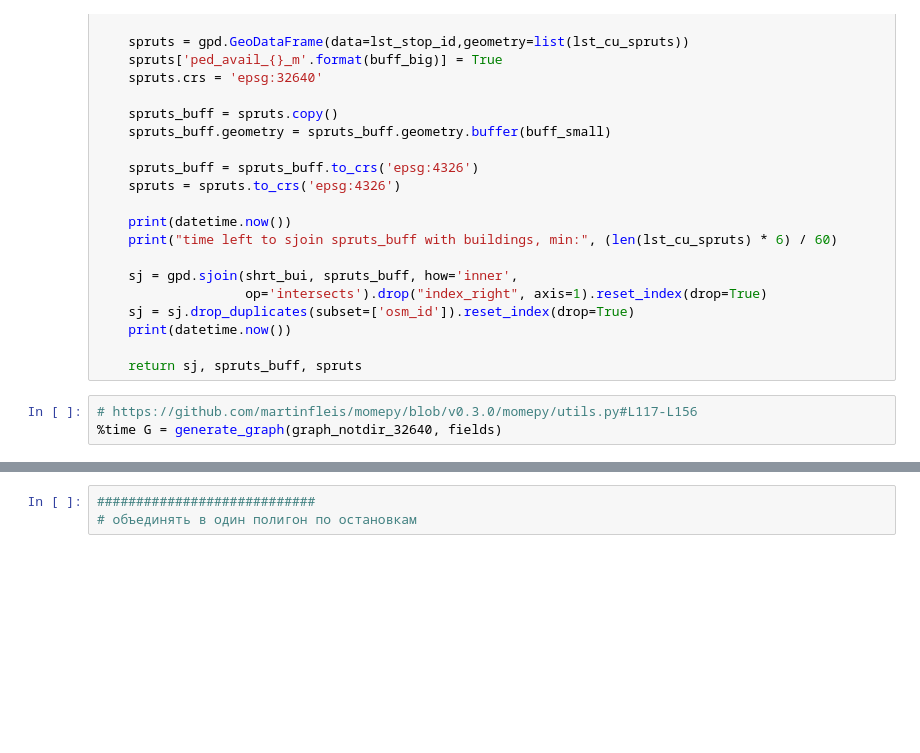
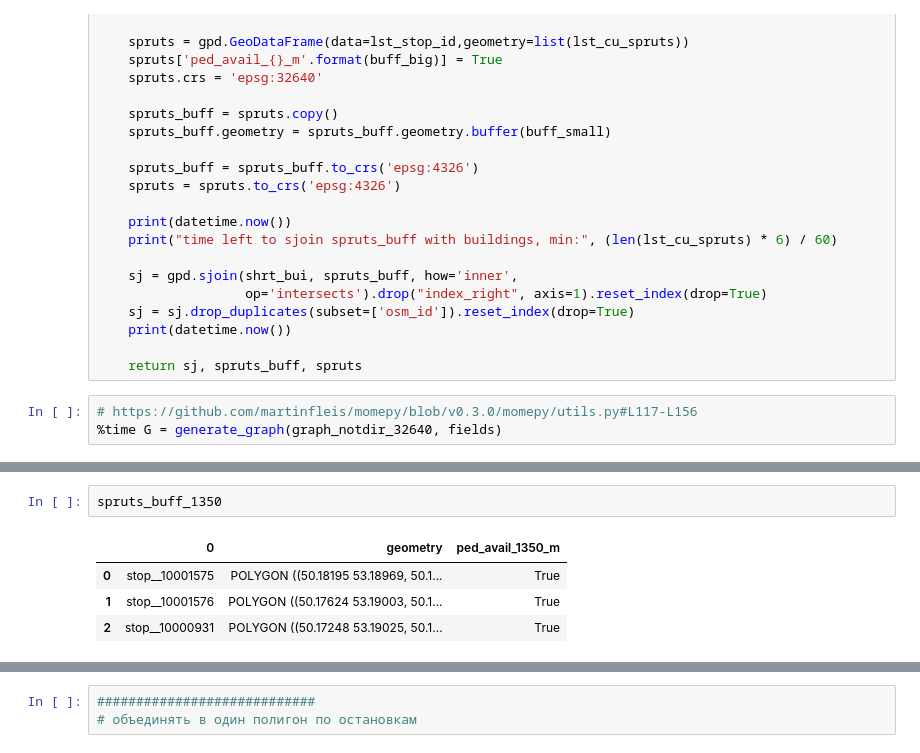
Before and after one commit to ochristm/samara, a Jupyter notebook: ped_avail_to_bui/ped_bui_to_stop.ipynb, the cells around one changed output, grey strips where cells are left out. Drawn from its saved outputs; the diff is of its cells as text; blank space fills up the shorter version.

```diff
--- a/ped_avail_to_bui/ped_bui_to_stop.ipynb
+++ b/ped_avail_to_bui/ped_bui_to_stop.ipynb
@@ -505,0 +544,7 @@ buff_big, buff_small = 1350, 150
+# %%
+spruts_buff_1350
+# %% [output]
+|  | 0 | geometry | ped_avail_1350_m |
+| 0 | stop__10001575 | POLYGON ((50.18195 53.18969, 50.1... | True |
+| 1 | stop__10001576 | POLYGON ((50.17624 53.19003, 50.1... | True |
+| 2 | stop__10000931 | POLYGON ((50.17248 53.19025, 50.1... | True |
```
Also changed, not shown: parts of 16 cells of this notebook.
